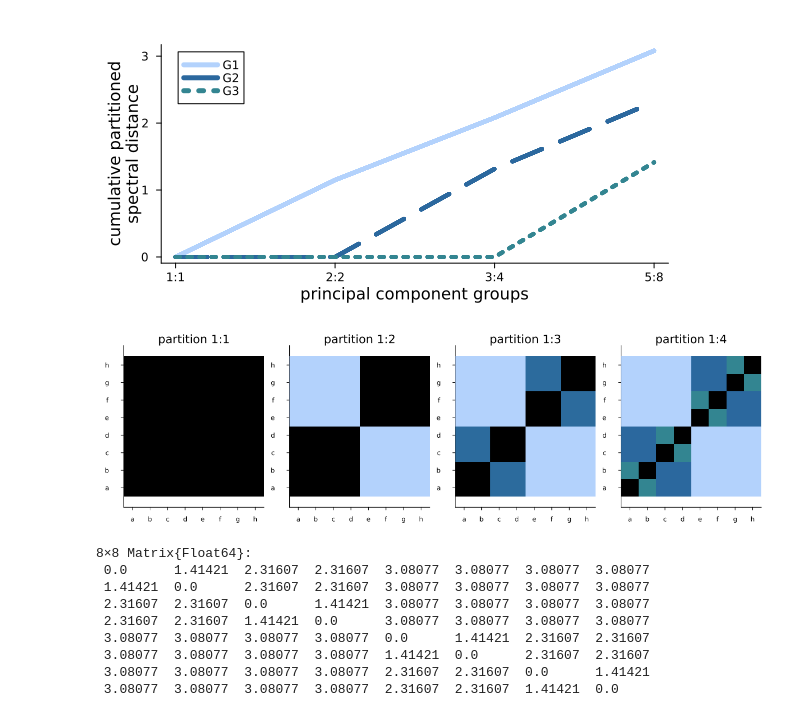
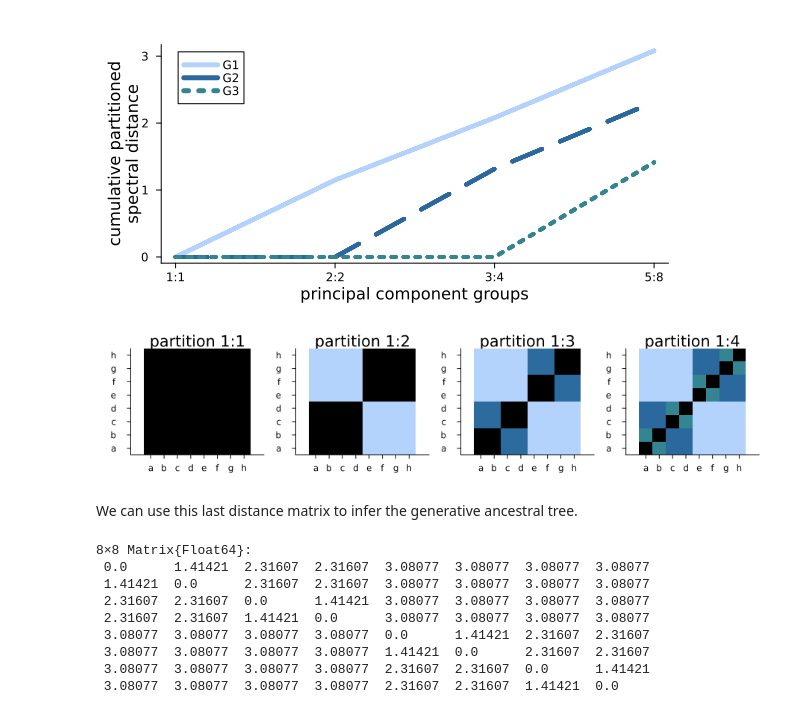
Before and after one commit to aramanlab/Doran_etal_2023, a Jupyter notebook: notebooks/02_figure_02supp.ipynb, the cells around one changed output. Drawn from its saved outputs; the diff is of its cells as text; code cells hidden in the pictures.

```diff
--- a/notebooks/02_figure_02supp.ipynb
+++ b/notebooks/02_figure_02supp.ipynb
@@ -126,15 +140,17 @@ plot!(cumsumpdists[:, G3mask[trilmask]], linewidth=4, c=generationcols[3],linest
 # %% [output]
 [figure]
 # %%
-## Plot partitioned distance matrix (Partitioned Weighted Euclidean)
+#| fig-cap: Plot partitioned distance matrix (Partitioned Weighted Euclidean) adding one additional partition left-right. Right most matrix cleanly shows all 3 generational differences
 colors = [:black, reverse(generationcols)...]
-plot(layout=grid(1,4), size=(1200, 350), ratio=1, colorbar=:none, bottommargin=5Plots.Measures.mm, ticks=(1:8, 'a':'h'))
+plot(layout=grid(1,4), size=(900, 200), ratio=1, colorbar=:none, bottommargin=5Plots.Measures.mm, ticks=(1:8, 'a':'h'))
 heatmap!(trunc.(squareform(cumsumpdists[1,:]), digits=13), sp=1, c=colors, title="partition 1:1", leftmargin=5Plots.mm,)
 heatmap!(squareform(cumsumpdists[2,:]), sp=2, c=colors, title="partition 1:2")
 heatmap!(squareform(cumsumpdists[3,:]), sp=3, c=colors, title="partition 1:3")
 heatmap!(trunc.(Int,squareform(cumsumpdists[4,:])), sp=4, c=colors, title="partition 1:4")
 # %% [output]
-[figure, old version]
+[figure, new version]
+# %% [markdown]
+We can use this last distance matrix to infer the generative ancestral tree.
 # %%
 # sum of all partitioned distances
 dij = squareform(cumsumpdists[4,:])
```
Also changed, not shown: parts of 23 cells of this notebook, 6 other files.
